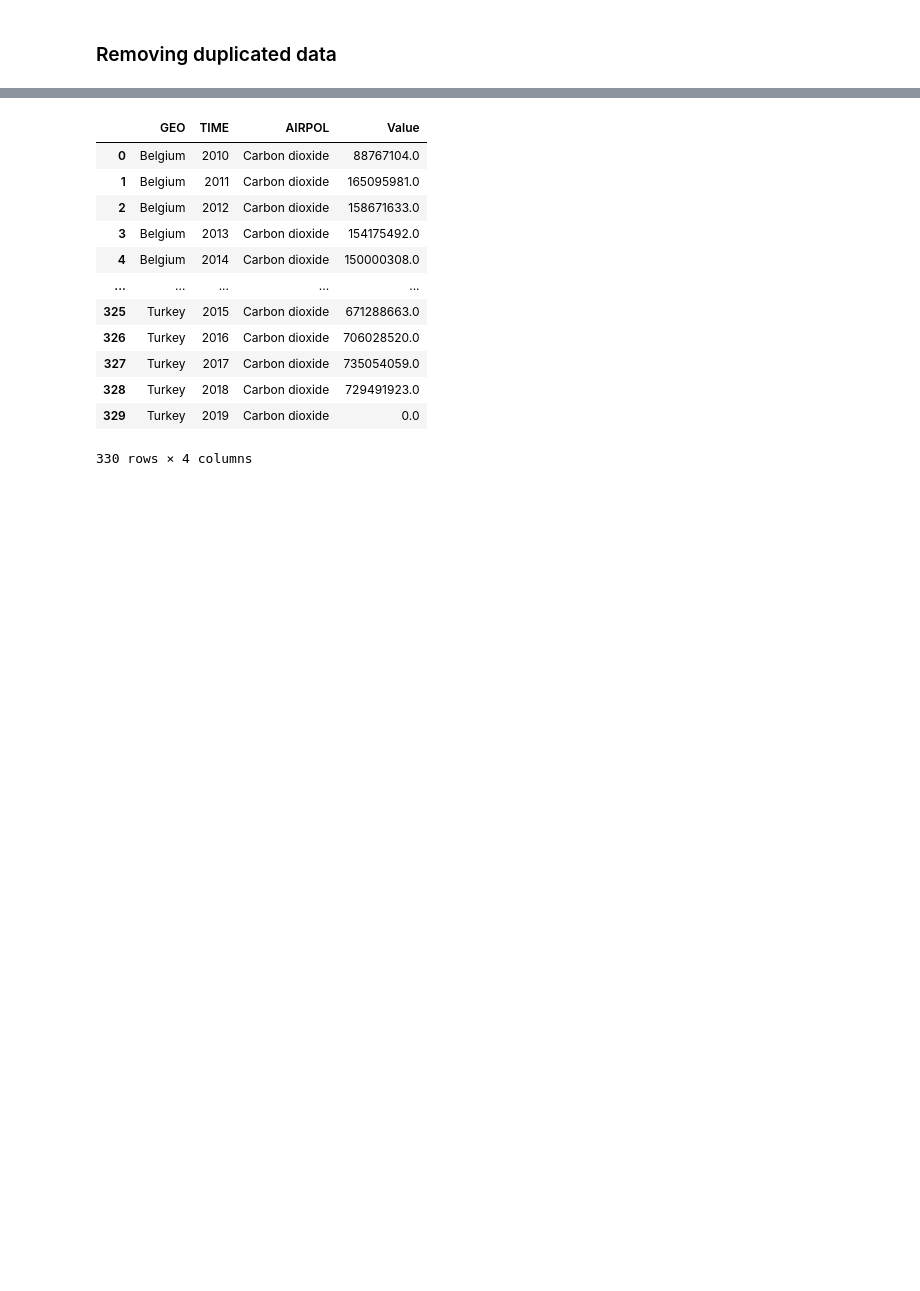
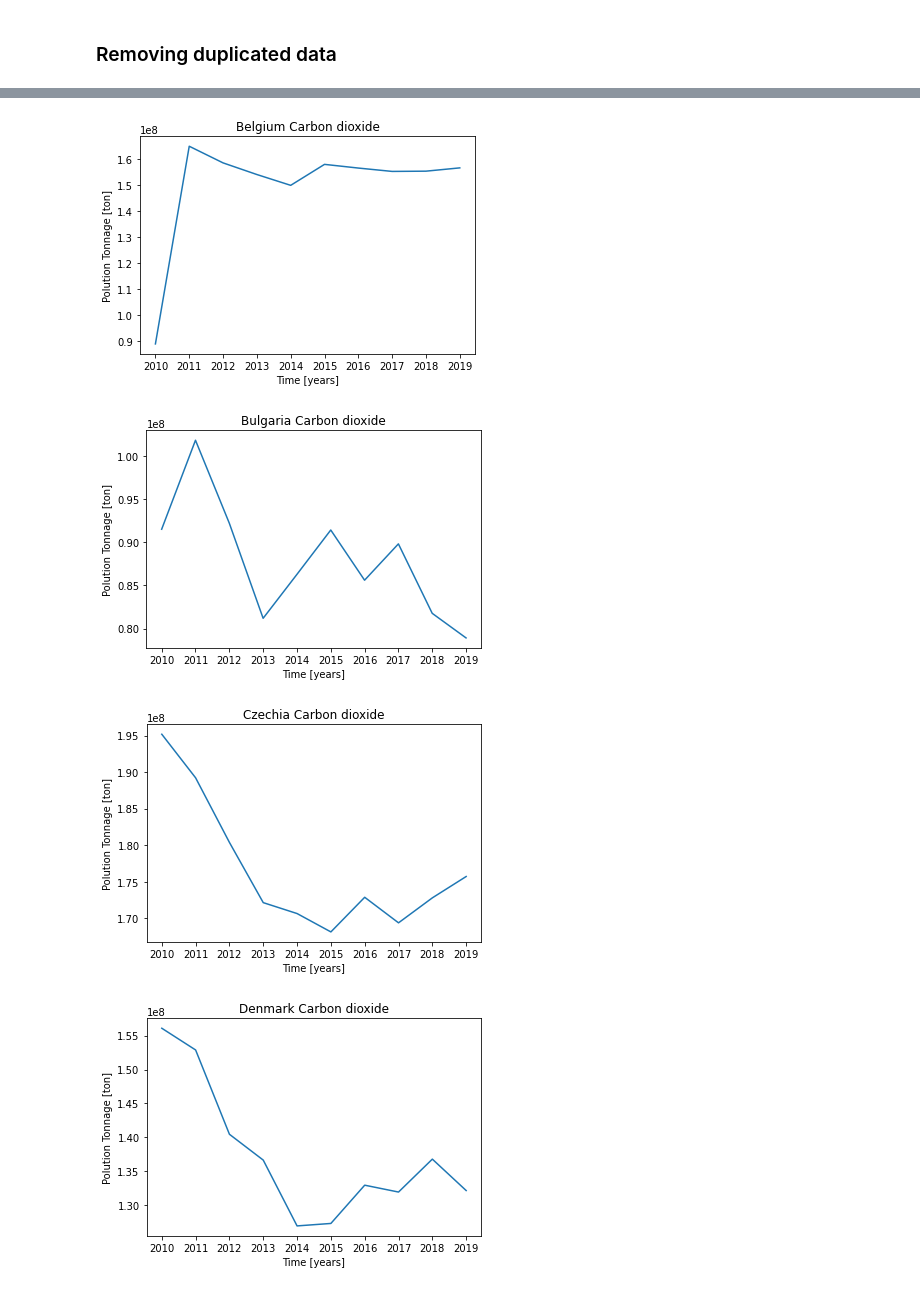
Before and after one commit to PatrickDabkowski/Life_Expectancy_Analysis, a Jupyter notebook: LifeExpentancy.ipynb, the cells around one changed output, grey strips where cells are left out. Cells and saved outputs as stored; diff of their text form; code cells hidden in the pictures; blank space fills up the shorter version.

```diff
--- a/LifeExpentancy.ipynb
+++ b/LifeExpentancy.ipynb
@@ -155,18 +153,14 @@ df
-# %%
-df_car = df.loc[df['AIRPOL']== 'Carbon dioxide']
-df_car.reset_index(inplace = True, drop = True)
-df_car
-# %% [output]
-|  | GEO | TIME | AIRPOL | Value |
-| 0 | Belgium | 2010 | Carbon dioxide | 88767104.0 |
-| 1 | Belgium | 2011 | Carbon dioxide | 165095981.0 |
-| 2 | Belgium | 2012 | Carbon dioxide | 158671633.0 |
-| 3 | Belgium | 2013 | Carbon dioxide | 154175492.0 |
-| 4 | Belgium | 2014 | Carbon dioxide | 150000308.0 |
-| ... | ... | ... | ... | ... |
-| 325 | Turkey | 2015 | Carbon dioxide | 671288663.0 |
-| 326 | Turkey | 2016 | Carbon dioxide | 706028520.0 |
-| 327 | Turkey | 2017 | Carbon dioxide | 735054059.0 |
-| 328 | Turkey | 2018 | Carbon dioxide | 729491923.0 |
-| 329 | Turkey | 2019 | Carbon dioxide | 0.0 |
-330 rows × 4 columns
+# %%
+for air in df['AIRPOL'].unique():
+    for geo in df['GEO'].unique():
+        dfl = df.loc[(df['GEO']== geo) & (df['AIRPOL']== air)]
+        plt.title(geo+' '+air)
+        plt.xlabel('Time [years]')
+        plt.ylabel('Polution Tonnage [ton]')
+        plt.plot(dfl['TIME'], dfl['Value'])
+        plt.show()
+# %% [output]
+[figure, added]
+[figure, added]
+[figure, added]
+[figure, added]
```
Also changed, not shown: parts of 20 cells of this notebook.
